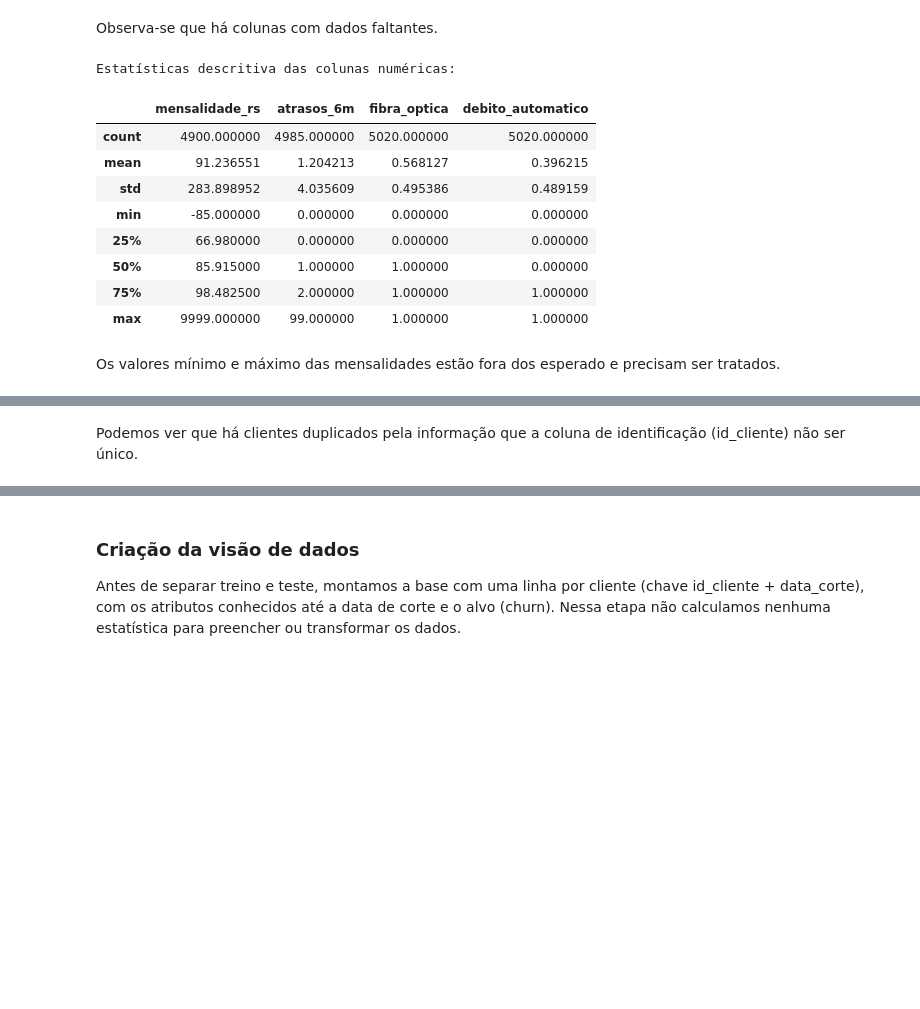
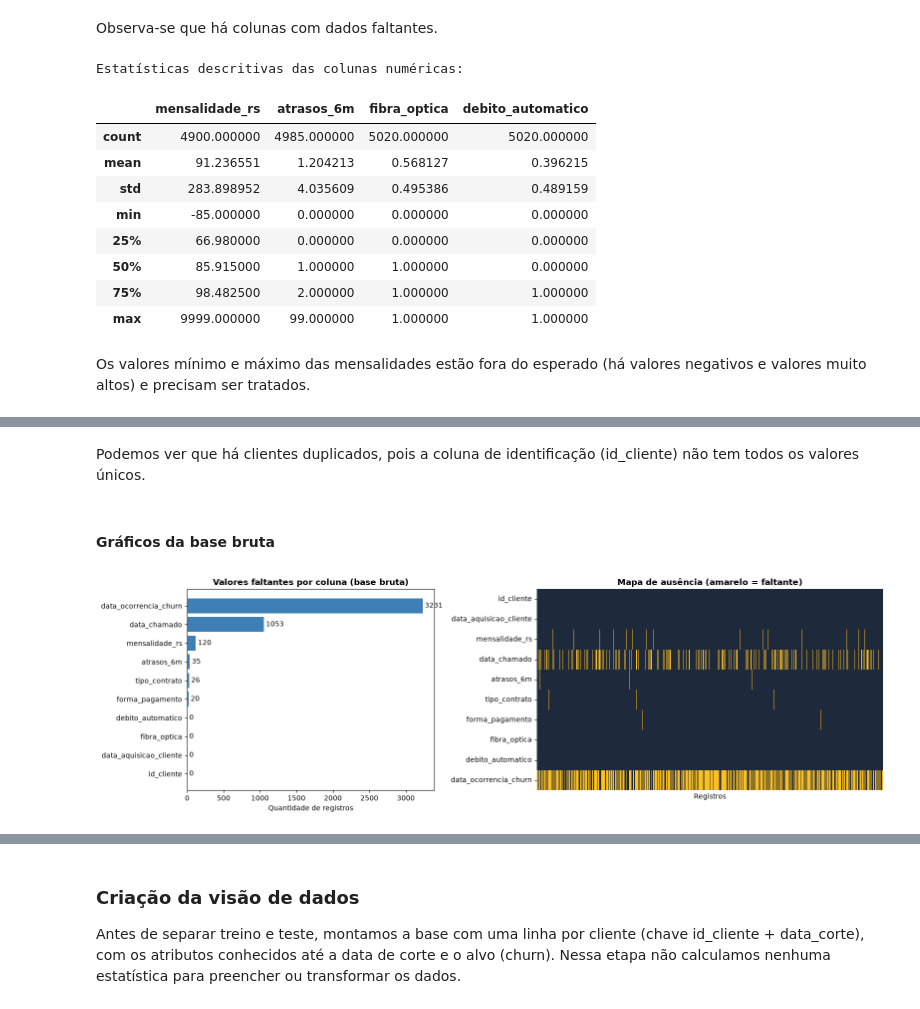
Before and after one commit to Henrique-apassos/churn-previsao-ml, a Jupyter notebook: Analise_tratamento_Churn.ipynb, the cells around one changed output, grey strips where cells are left out. Saved outputs shown, nothing was run; the diff lists cells and outputs as text; code cells hidden in the pictures; blank space fills up the shorter version.

```diff
--- a/Analise_tratamento_Churn.ipynb
+++ b/Analise_tratamento_Churn.ipynb
@@ -53,10 +56,10 @@ memory usage: 392.3 KB
 # %% [markdown]
 Observa-se que há colunas com dados faltantes.
 # %%
-print("Estatísticas descritiva das colunas numéricas:")
+print("Estatísticas descritivas das colunas numéricas:")
 df_churn.describe()
 # %% [output]
-Estatísticas descritiva das colunas numéricas:
+Estatísticas descritivas das colunas numéricas:
 |  | mensalidade_rs | atrasos_6m | fibra_optica | debito_automatico |
 | count | 4900.000000 | 4985.000000 | 5020.000000 | 5020.000000 |
 | mean | 91.236551 | 1.204213 | 0.568127 | 0.396215 |
@@ -67,7 +70,7 @@ Estatísticas descritiva das colunas numéricas:
 | 75% | 98.482500 | 2.000000 | 1.000000 | 1.000000 |
 | max | 9999.000000 | 99.000000 | 1.000000 | 1.000000 |
 # %% [markdown]
-Os valores mínimo e máximo das mensalidades estão fora dos esperado e precisam ser tratados.
+Os valores mínimo e máximo das mensalidades estão fora do esperado (há valores negativos e valores muito altos) e precisam ser tratados.
 # %%
 print("Estatísticas descritivas das colunas de texto:")
 df_churn.describe(exclude='number')
@@ -79,4 +82,25 @@ Estatísticas descritivas das colunas de texto:
 | top | C0497 | 21/07/2025 | 10/07/2026 | Mensal | Boleto | 17/10/2026 |
 | freq | 2 | 171 | 24 | 2726 | 1953 | 43 |
 # %% [markdown]
-Podemos ver que há clientes duplicados pela informação que a coluna de identificação (id_cliente) não ser único.
+Podemos ver que há clientes duplicados, pois a coluna de identificação (id_cliente) não tem todos os valores únicos.
+# %% [markdown]
+#### Gráficos da base bruta
+# %%
+fig, axes = plt.subplots(1, 2, figsize=(16, 5), gridspec_kw={'width_ratios': [1, 1.4]})
+
+# Gráfico de barras: quantidade de faltantes por coluna
+faltantes = df_churn.isna().sum().sort_values()
+barras = axes[0].barh(faltantes.index, faltantes.values, color='#3e7fb5')
+axes[0].bar_label(barras, padding=3)
+axes[0].set_title('Valores faltantes por coluna (base bruta)', fontweight='bold')
+axes[0].set_xlabel('Quantidade de registros')
+
+# Mapa de calor da ausência: cada linha horizontal clara é um valor faltante
+sns.heatmap(df_churn.isna().T, cbar=False, cmap=['#1e293b', '#fbbf24'], ax=axes[1], xticklabels=False)
+axes[1].set_title('Mapa de ausência (amarelo = faltante)', fontweight='bold')
+axes[1].set_xlabel('Registros')
+
+plt.tight_layout()
+plt.show()
+# %% [output]
+[figure, added]
```
Also changed, not shown: parts of 64 cells of this notebook.
